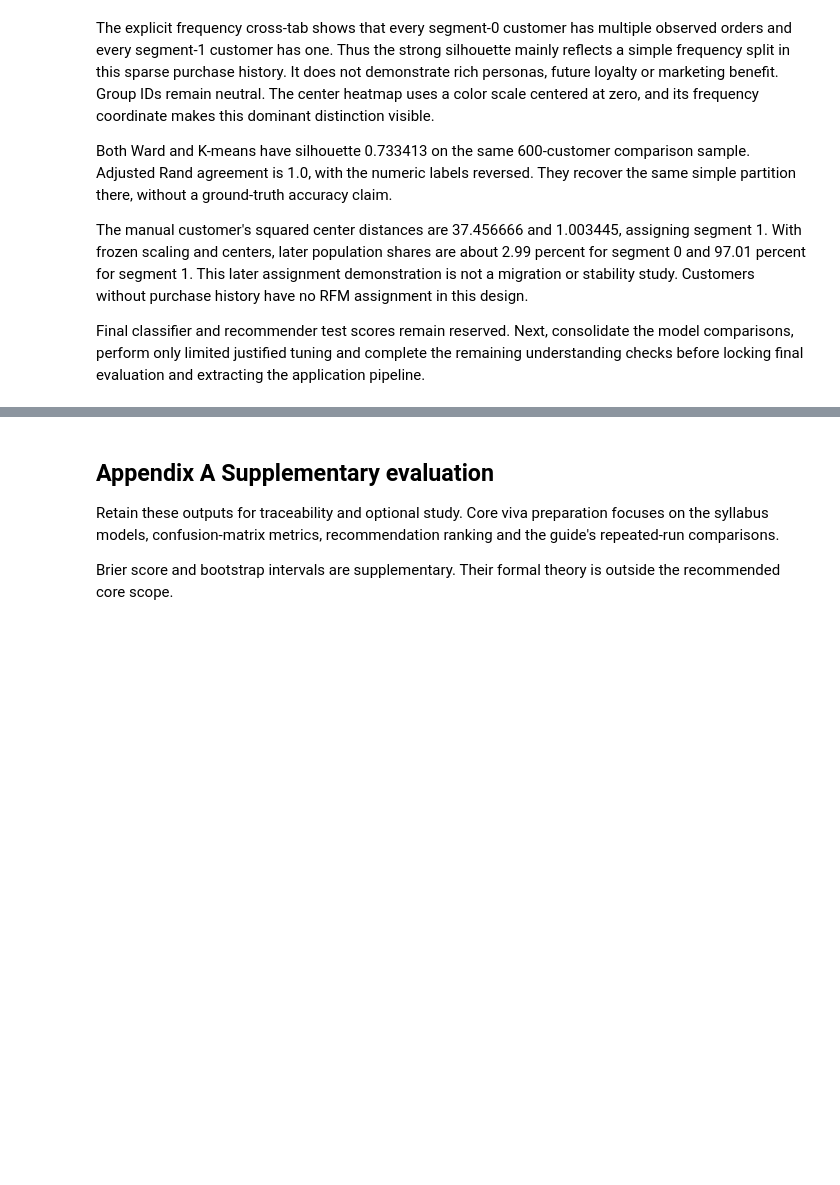
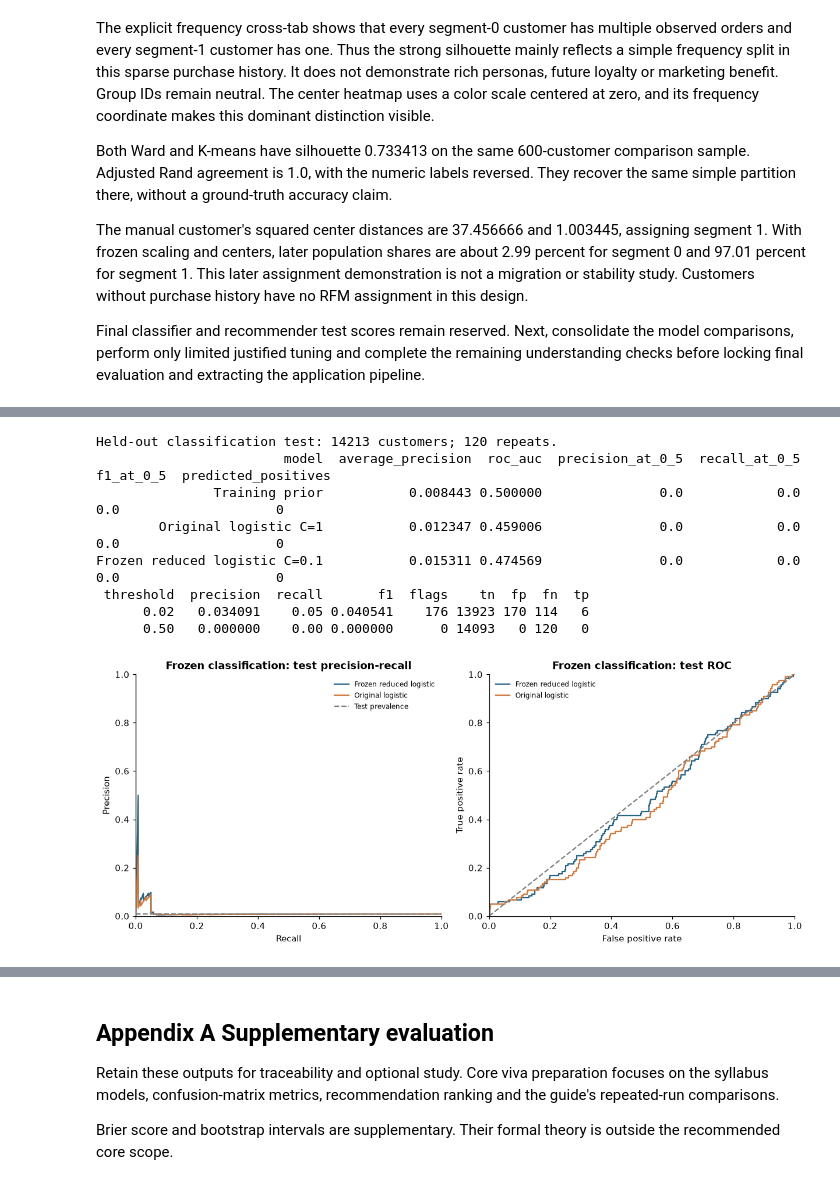
Before and after one commit to oyelurker/cse303-ml-AP24110010128-olist-recommender, a Jupyter notebook: olist_pipeline.ipynb, the cells around one changed output, grey strips where cells are left out. Drawn from its saved outputs; the diff is of its cells as text; code cells hidden in the pictures; blank space fills up the shorter version.

Commit message:
finalize notebook evaluation and implementation handoff

```diff
--- a/olist_pipeline.ipynb
+++ b/olist_pipeline.ipynb
@@ -4430,0 +4891,47 @@ Final classifier and recommender test scores remain reserved. Next, consolidate
+# %%
+assert provisional_retention_name=="Logistic without log average order value"
+assert np.isclose(provisional_retention_model.named_steps["classifier"].C,.1)
+FINAL_REVIEW_THRESHOLD=.02
+final_retention_model=provisional_retention_model
+final_retention_test_probability=final_retention_model.predict_proba(X_test[provisional_retention_input_fields])[:,1]
+original_logistic_test_probability=logistic_baseline.predict_proba(X_test)[:,1]
+prior_test_probability=np.full(len(y_test),float(y_train.mean()))
+final_retention_rows=[]
+for name,probability in [("Training prior",prior_test_probability),("Original logistic C=1",original_logistic_test_probability),
+                         ("Frozen reduced logistic C=0.1",final_retention_test_probability)]:
+    row=repeat_classification_metrics(name,y_test,probability)
+    final_retention_rows.append(row)
+final_retention_results=pd.DataFrame(final_retention_rows)
+final_threshold_rows=[]
+for threshold in [FINAL_REVIEW_THRESHOLD,.5]:
+    prediction=final_retention_test_probability>=threshold
+    tn,fp,fn,tp=confusion_matrix(y_test,prediction,labels=[0,1]).ravel()
+    final_threshold_rows.append({"threshold":threshold,"precision":precision_score(y_test,prediction,zero_division=0),
+        "recall":recall_score(y_test,prediction,zero_division=0),"f1":f1_score(y_test,prediction,zero_division=0),
+        "flags":int(prediction.sum()),"tn":int(tn),"fp":int(fp),"fn":int(fn),"tp":int(tp)})
+final_retention_thresholds=pd.DataFrame(final_threshold_rows)
+print("Held-out classification test:",len(y_test),"customers;",int(y_test.sum()),"repeats.")
+print(final_retention_results.round(6).to_string(index=False))
+print(final_retention_thresholds.round(6).to_string(index=False))
+fig,axes=plt.subplots(1,2,figsize=(11,4.5),layout="constrained")
+for name,score,color in [("Frozen reduced logistic",final_retention_test_probability,"#286484"),("Original logistic",original_logistic_test_probability,"#d17a3e")]:
+    precision,recall,_=precision_recall_curve(y_test,score)
+    fpr,tpr,_=roc_curve(y_test,score)
+    axes[0].plot(recall,precision,label=name,color=color)
+    axes[1].plot(fpr,tpr,label=name,color=color)
+axes[0].axhline(y_test.mean(),color="grey",linestyle="--",label="Test prevalence")
+axes[0].set(title="Frozen classification: test precision-recall",xlabel="Recall",ylabel="Precision",xlim=(0,1),ylim=(0,1))
+axes[1].plot([0,1],[0,1],color="grey",linestyle="--")
+axes[1].set(title="Frozen classification: test ROC",xlabel="False positive rate",ylabel="True positive rate",xlim=(0,1),ylim=(0,1))
+for ax in axes:ax.legend(frameon=False,fontsize=8)
+plt.show()
+# %% [output]
+Held-out classification test: 14213 customers; 120 repeats.
+                        model  average_precision  roc_auc  precision_at_0_5  recall_at_0_5  f1_at_0_5  predicted_positives
+               Training prior           0.008443 0.500000               0.0            0.0        0.0                    0
+        Original logistic C=1           0.012347 0.459006               0.0            0.0        0.0                    0
+Frozen reduced logistic C=0.1           0.015311 0.474569               0.0            0.0        0.0                    0
+ threshold  precision  recall       f1  flags    tn  fp  fn  tp
+      0.02   0.034091    0.05 0.040541    176 13923 170 114   6
+      0.50   0.000000    0.00 0.000000      0 14093   0 120   0
+[figure, added]
```
Also changed, not shown: parts of 26 cells of this notebook, 7 other files.
